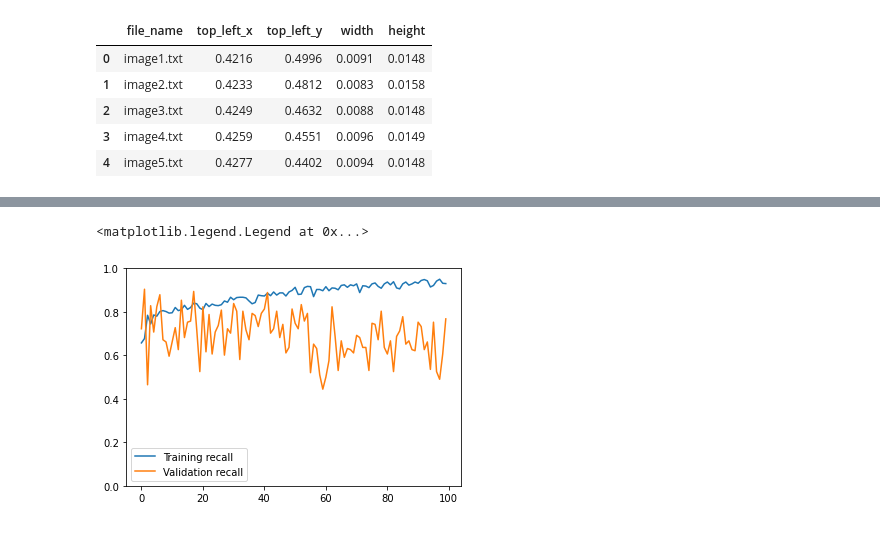
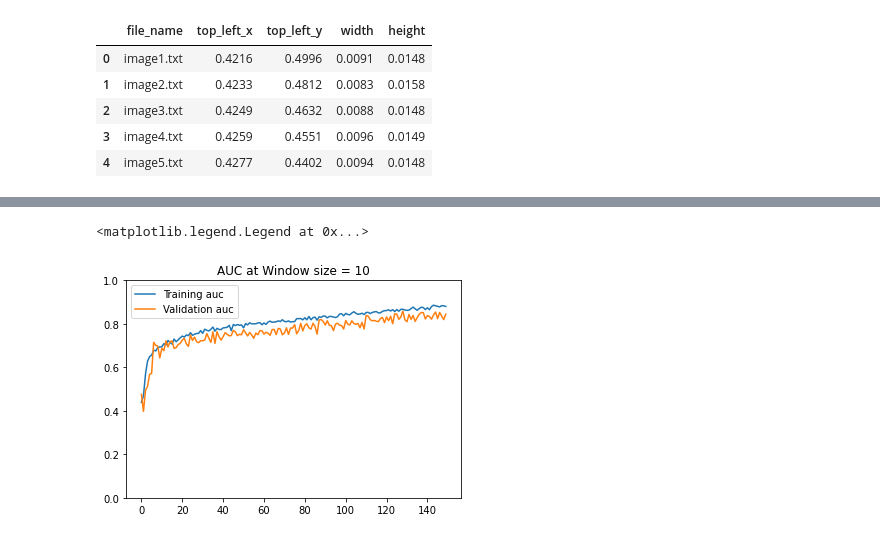
Before and after one commit to s-ganguli/AI-Tennis-Ball-Bounce-Detection, a Jupyter notebook: Bounce_detector_final.ipynb, the cells around one changed output, grey strips where cells are left out. Cells and saved outputs as stored; diff of their text form; code cells hidden in the pictures.

```diff
--- a/Bounce_detector_final.ipynb
+++ b/Bounce_detector_final.ipynb
@@ -71,7 +71,7 @@ df = df.drop(columns=['file_name', 'top_left_x', 'top_left_y', 'width', 'height'
 def windowing(window_size:int)->pd.DataFrame:
     X_train = []
     y_train = []
-    window = 25
+    window = window_size
     """
     valid means window is continous. invalid window is [image1,2,3,4,5,75,76,77,78,79]
     window 10 --> 3247 sliding valid windows
@@ -96,5 +96,5 @@ def windowing(window_size:int)->pd.DataFrame:
     print('If window = {}, {} % windows have bounce'.format(window, np.round(bounce_yes*100/len(y_train),3)))
     return X_train,y_train
 # %%
-X_train,y_train = windowing(20)
+X_train,y_train = windowing(10)
 # %% [output]
@@ -121,14 +104,22 @@ To enable them in other operations, rebuild TensorFlow with the appropriate comp
 # %%
+#mlflow.tensorflow.autolog()
+#with mlflow.start_run():
+model = Sequential()
+model.add(LSTM(32, activation='relu', input_shape=(X_train.shape[1],
+                                                                 X_train.shape[2]), return_sequences=False))
+#model.add(LSTM(32, return_sequences=False))
+model.add(Dropout(0.2))
+model.add(Dense(1, activation= 'sigmoid'))
+
+model.compile(optimizer='adam', loss=tf.keras.losses.BinaryCrossentropy(),
+              metrics = [tf.keras.metrics.AUC()])
+history = model.fit(X_train, y_train, epochs=150, validation_split= 0.2, verbose=2, batch_size=16)
 # fit the model
-from keras.callbacks import EarlyStopping
-early_stopping = EarlyStopping(monitor='val_auc', patience=3, verbose=1)
-callbacks_list = [early_stopping]
+# from keras.callbacks import EarlyStopping
+# early_stopping = EarlyStopping(monitor='val_auc', patience=3, verbose=1)
+# callbacks_list = [early_stopping]
 # history = model.fit(X_train, y_train, epochs=500, validation_split= 0.2,verbose=1,
 #                     batch_size = 16, callbacks=[callbacks_list]);
-history = model.fit(X_train, y_train, epochs=100, validation_split= 0.3,verbose=1);
 
-plt.plot(history.history['auc'], label='Training auc')
-plt.plot(history.history['val_auc'], label='Validation auc')
-plt.ylim([0.0, 1.0])
-plt.legend()
+#mlflow.log_metric('validation_auc',history.history['val_auc'][-1])
 # %% [output]
@@ -162,8 +145,0 @@ plt.legend()
-# %%
-plt.plot(history.history['recall'], label='Training recall')
-plt.plot(history.history['val_recall'], label='Validation recall')
-plt.ylim([0.0, 1.0])
-plt.legend()
-# %% [output]
-<matplotlib.legend.Legend at 0x...>
-[figure, removed]
@@ -169,0 +148,9 @@ plt.legend()
+# %%
+plt.plot(history.history['auc'], label='Training auc')
+plt.plot(history.history['val_auc'], label='Validation auc')
+plt.ylim([0.0, 1.0])
+plt.title('AUC at Window size = 10')
+plt.legend()
+# %% [output]
+<matplotlib.legend.Legend at 0x...>
+[figure, added]
```
Also changed, not shown: parts of 12 cells of this notebook.
